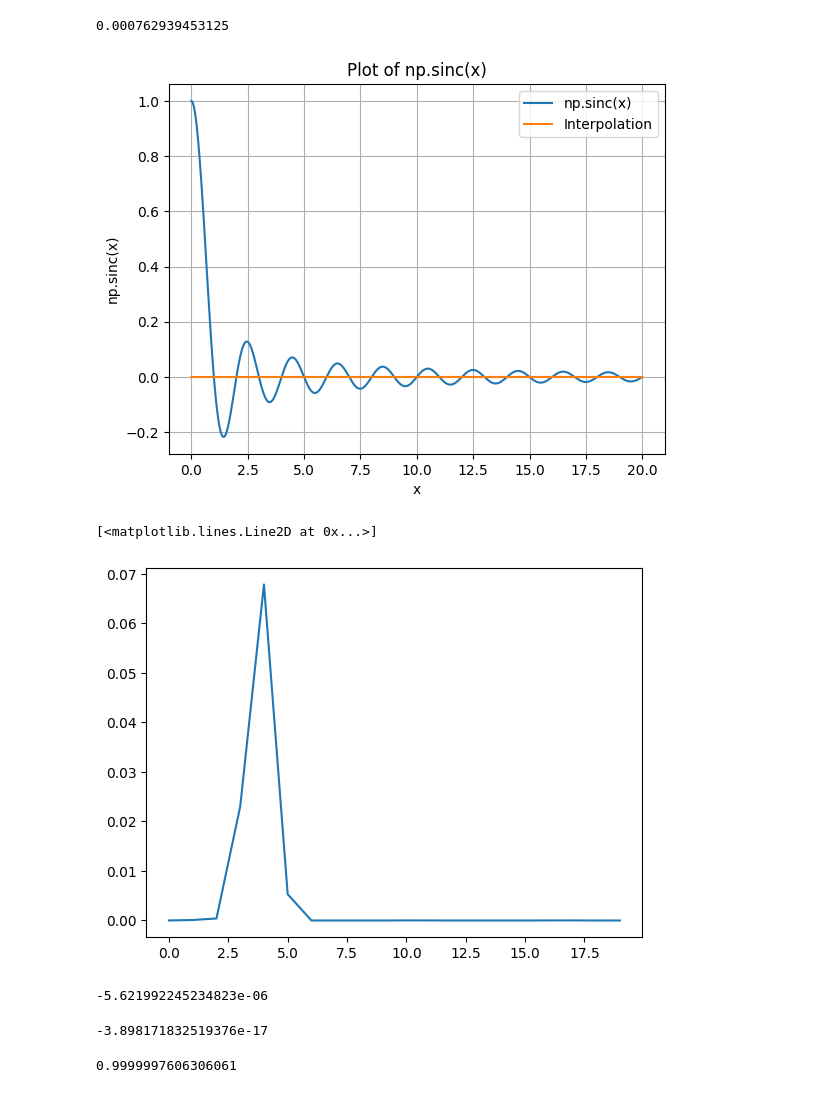
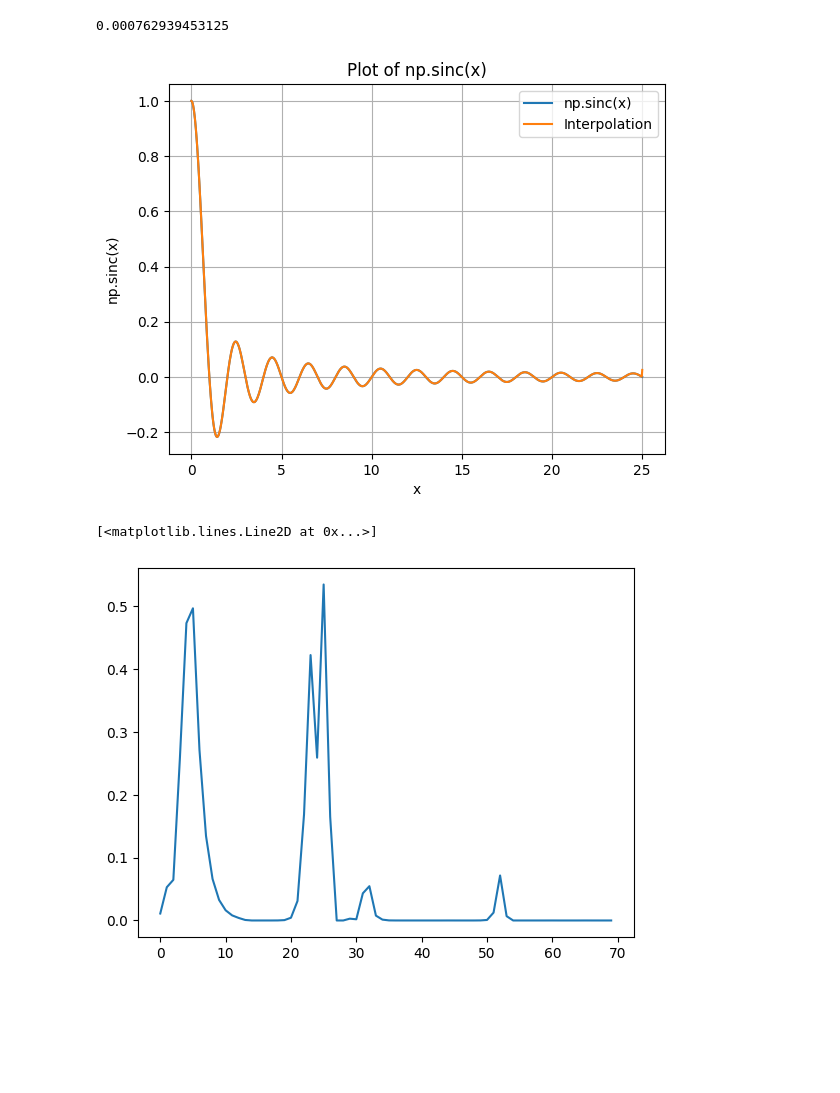
Before and after one commit to pau-torrente/py_ttcross, a Jupyter notebook: tt_cross/python_notebooks/greedy_cross.ipynb, the cells around one changed output. Drawn from its saved outputs; the diff is of its cells as text; code cells hidden in the pictures; blank space fills up the shorter version.

Commit message:
1D interpolator working!

```diff
--- a/tt_cross/python_notebooks/greedy_cross.ipynb
+++ b/tt_cross/python_notebooks/greedy_cross.ipynb
@@ -165,7 +181,7 @@ sinc_interpolator.interpolate(
 # %%
 import matplotlib.pyplot as plt
 
-x = np.linspace(0, 20, 1000)
+x = np.linspace(0, 25, 1000)
 y = np.sinc(x)
 interpolation = np.array([sinc_interpolator.eval(x_i) for x_i in x])
 
@@ -179,21 +195,9 @@ plt.legend()
 plt.grid(True)
 plt.show()
 # %% [output]
-[figure, old version]
+[figure, new version]
 # %%
-plt.plot(sinc_interpolator.interpolator.error[-20:])
+plt.plot(sinc_interpolator.interpolator.error)
 # %% [output]
 [<matplotlib.lines.Line2D at 0x...>]
-[figure, old version]
+[figure, new version]
-# %%
-sinc_interpolator.eval(0)
-# %% [output]
--5.621992245234823e-06
-# %%
-np.sinc(10)
-# %% [output]
--3.898171832519376e-17
-# %%
-sinc_interpolator.func_from_binary([0 for _ in range(20)])
-# %% [output]
-0.9999997606306061
```
Also changed, not shown: parts of 20 cells of this notebook, 2 other files.
